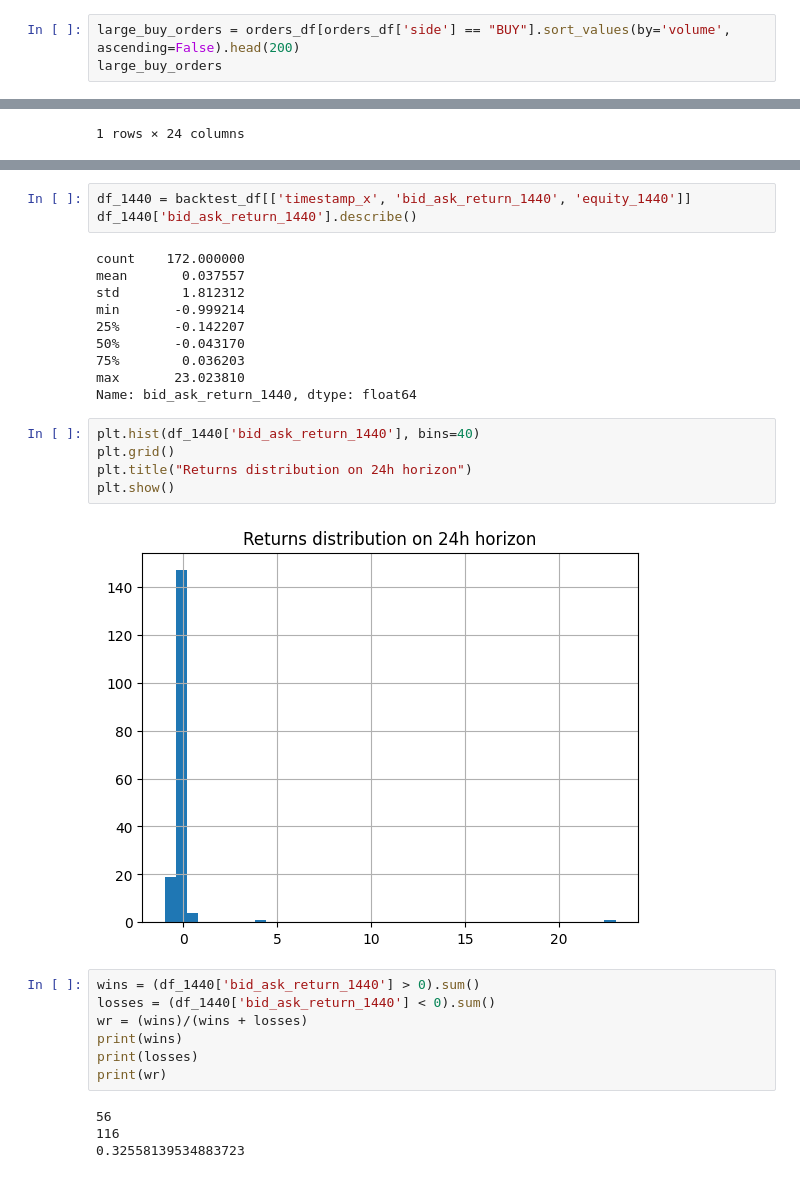
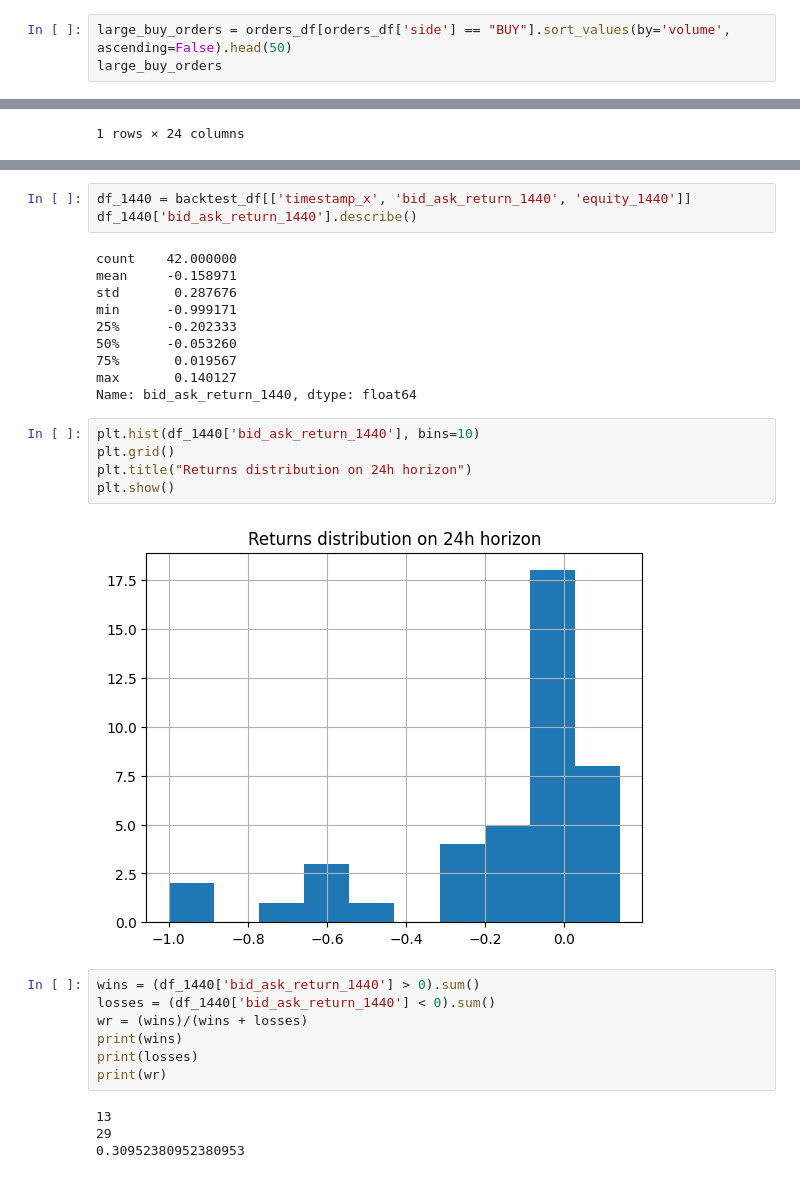
Before and after one commit to SigmaFlowX/Sber-Moex-Options, a Jupyter notebook: notebooks/large_orders_analysis.ipynb, the cells around one changed output, grey strips where cells are left out. Drawn from its saved outputs; the diff is of its cells as text.

Commit message:
added data with top 50 large orders

```diff
--- a/notebooks/large_orders_analysis.ipynb
+++ b/notebooks/large_orders_analysis.ipynb
@@ -27,7 +27,7 @@ orders_df.head(1)
 | timestamp |  |  |  |  |  |  |  |  |
 | 2026-03-23 15:59:24+00:00 | 1 | SR330CD6A | OPTSPOT | BUY | 1 | 0 | 1 | 330 |
 # %%
-large_buy_orders = orders_df[orders_df['side'] == "BUY"].sort_values(by='volume', ascending=False).head(200)
+large_buy_orders = orders_df[orders_df['side'] == "BUY"].sort_values(by='volume', ascending=False).head(50)
 large_buy_orders
 # %% [output]
 |  | id | ticker | class_code | side | volume | price | quantity | strike |
@@ -305,22 +314,22 @@ Text(0, 0.5, 'Equity')
 df_1440 = backtest_df[['timestamp_x', 'bid_ask_return_1440', 'equity_1440']]
 df_1440['bid_ask_return_1440'].describe()
 # %% [output]
-count    172.000000
-mean       0.037557
-std        1.812312
-min       -0.999214
-25%       -0.142207
-50%       -0.043170
-75%        0.036203
-max       23.023810
+count    42.000000
+mean     -0.158971
+std       0.287676
+min      -0.999171
+25%      -0.202333
+50%      -0.053260
+75%       0.019567
+max       0.140127
 Name: bid_ask_return_1440, dtype: float64
 # %%
-plt.hist(df_1440['bid_ask_return_1440'], bins=40)
+plt.hist(df_1440['bid_ask_return_1440'], bins=10)
 plt.grid()
 plt.title("Returns distribution on 24h horizon")
 plt.show()
 # %% [output]
-[figure, old version]
+[figure, new version]
 # %%
 wins = (df_1440['bid_ask_return_1440'] > 0).sum()
 losses = (df_1440['bid_ask_return_1440'] < 0).sum()
@@ -329,6 +338,6 @@ print(wins)
 print(losses)
 print(wr)
 # %% [output]
-56
-116
-0.32558139534883723
+13
+29
+0.30952380952380953
```
Also changed, not shown: parts of 11 cells of this notebook.
